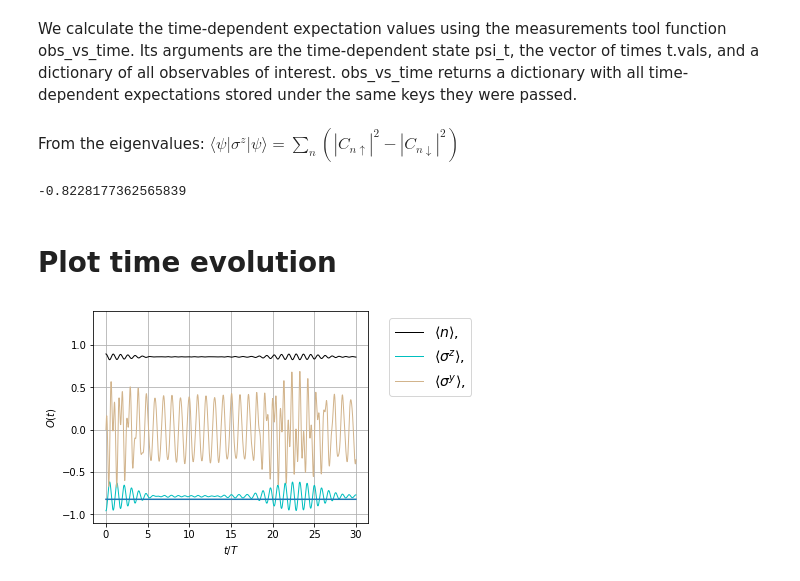
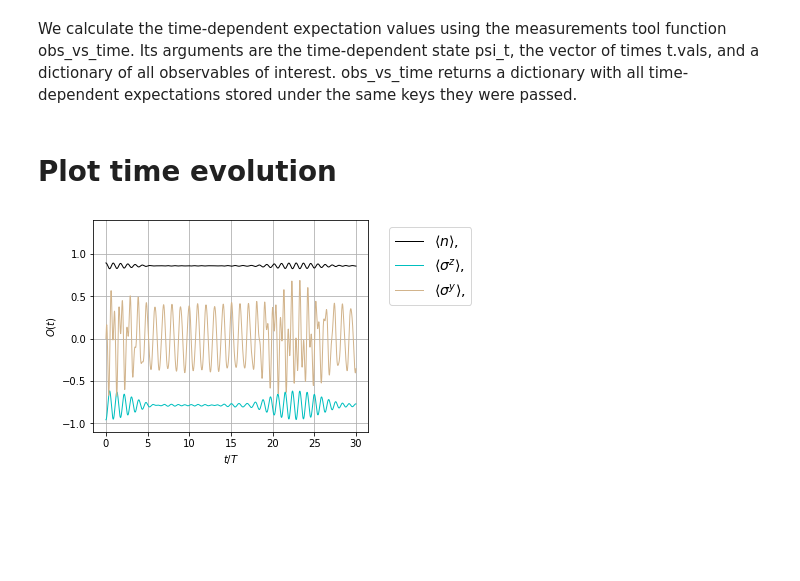
Before and after one commit to anastasiaGor/turbulence_data_notebooks, a Jupyter notebook: Atom-photon Hamiltonian/atom_single_photon.ipynb, the cells around one changed output. Drawn from its saved outputs; the diff is of its cells as text; code cells hidden in the pictures; blank space fills up the shorter version.

```diff
--- a/Atom-photon Hamiltonian/atom_single_photon.ipynb
+++ b/Atom-photon Hamiltonian/atom_single_photon.ipynb
@@ -175,25 +177,17 @@ We  calculate  the  time-dependent  expectation  values  using  the measurements
 # in atom-photon Hilbert space
 Obs_t = obs_vs_time(psi_t,t.vals,{"n":n,"sz":sz,"sy":sy})
 O_n, O_sz, O_sy = Obs_t["n"], Obs_t["sz"], Obs_t["sy"]
-# %% [markdown]
-From the eigenvalues: $\langle \psi | \sigma^z | \psi \rangle = \sum_n (|C_{n\uparrow}|^2 - |C_{n\downarrow}|^2)  $
-# %%
-avg_sigmaz = (np.sum(eigenvalues_H_rotating_wave[0:H_rotating_wave.Ns//2]**2) - np.sum(eigenvalues_H_rotating_wave[H_rotating_wave.Ns//2::]**2))/np.sum(eigenvalues_H_rotating_wave**2)
-print(avg_sigmaz)
-# %% [output]
--0.8228177362565839
 # %% [markdown]
 # Plot time evolution
 # %%
 # plot spin-photon data
 fig, ax = plt.subplots(nrows=1, ncols=1, constrained_layout=True,figsize=(6,3.5))
 ax.plot(t.vals/t.T,O_n/Nph,"k",linewidth=1,label="$\\langle n\\rangle,$")
 ax.plot(t.vals/t.T,O_sz,"c",linewidth=1,label="$\\langle\\sigma^z\\rangle,$")
 ax.plot(t.vals/t.T,O_sy,"tan",linewidth=1,label="$\\langle\\sigma^y\\rangle,$")
-ax.plot(t.vals/t.T, np.full_like(t.vals, avg_sigmaz))
 
 ax.set(xlabel="$t/T$", ylabel=r'$O(t)$', ylim=[-1.1,1.4]); ax.grid(True)
 ax.legend(bbox_to_anchor=(1.05, 1), loc='upper left', fontsize=14)
 plt.show()
 # %% [output]
-[figure, old version]
+[figure, new version]
```
Also changed, not shown: parts of 1 cell of this notebook, 1 other file.
